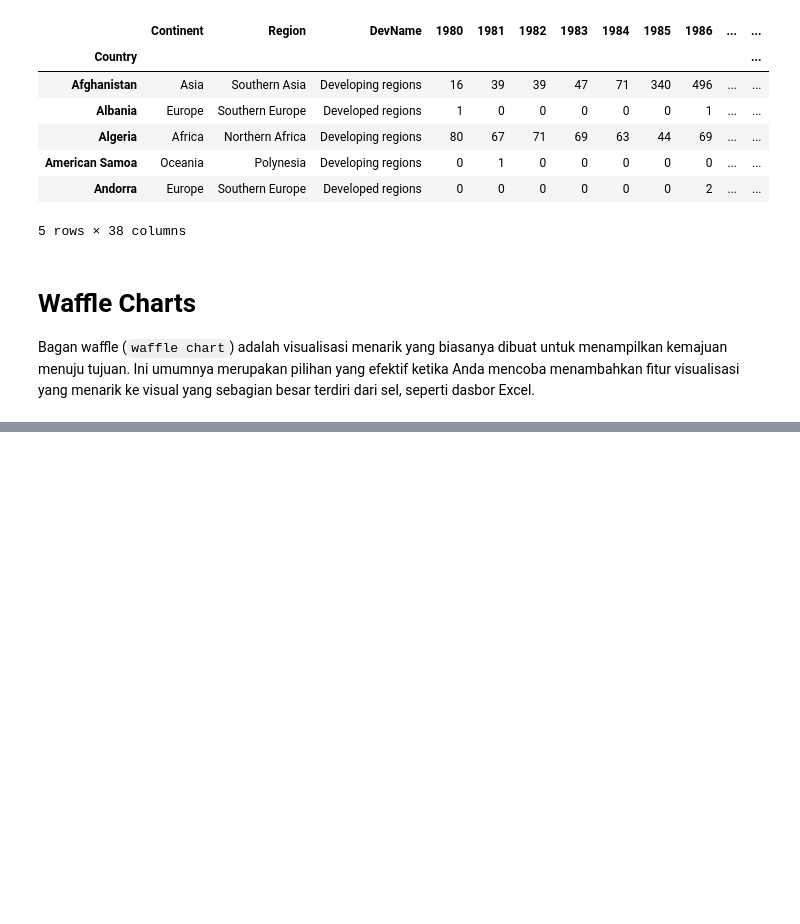
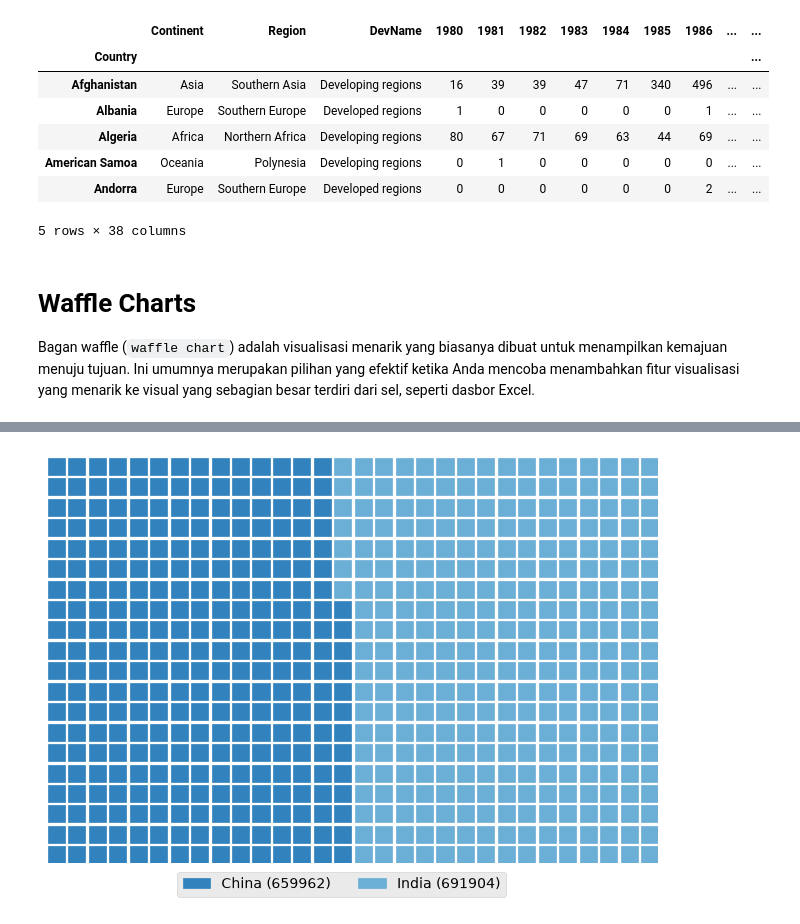
Before and after one commit to jagadhita28/ibm-data-visualization-python, a Jupyter notebook: module-3-advanced-viz-geospatial/notebooks/01_advanced_visualization_tools.ipynb, the cells around one changed output, grey strips where cells are left out. Cells and saved outputs as stored; diff of their text form; code cells hidden in the pictures; blank space fills up the shorter version.

```diff
--- a/module-3-advanced-viz-geospatial/notebooks/01_advanced_visualization_tools.ipynb
+++ b/module-3-advanced-viz-geospatial/notebooks/01_advanced_visualization_tools.ipynb
@@ -108,0 +134,4 @@ Sayangnya, tidak seperti R, grafik `waffle` tidak terintegrasi ke dalam pustaka
+# %%
+# buat dataframe baru untuk dua negara diatas
+df_CI = df_canada.loc[["China", "India"], :]
+df_CI.head()
@@ -108,0 +144,18 @@ Sayangnya, tidak seperti R, grafik `waffle` tidak terintegrasi ke dalam pustaka
+# %%
+# buat grafik waffle dari dataframe tersebut
+fig = plt.figure(
+    FigureClass = Waffle,
+    rows = 20, columns = 30, # memasukkan jumlah baris dan kolom untuk waffle
+    values = df_CI["Total"], # meneruskan data yang digunakan untuk ditampilan
+    cmap_name = "tab20c", # skema warna
+    legend = {
+        "labels" : [f"{k} ({v})" for k, v in zip(df_CI.index.values, df_CI.Total)],
+        "loc" : "lower left", "bbox_to_anchor" : (0.2, -0.1), "ncol" : 3
+    }
+)
+
+# tampilkan grafiknya
+plt.savefig("../outputs/waffle_proportions_immigrant_china_india.png", dpi=200, bbox_inches="tight")
+plt.show()
+# %% [output]
+[figure, added]
```
Also changed, not shown: parts of 9 cells of this notebook, 3 other files.
